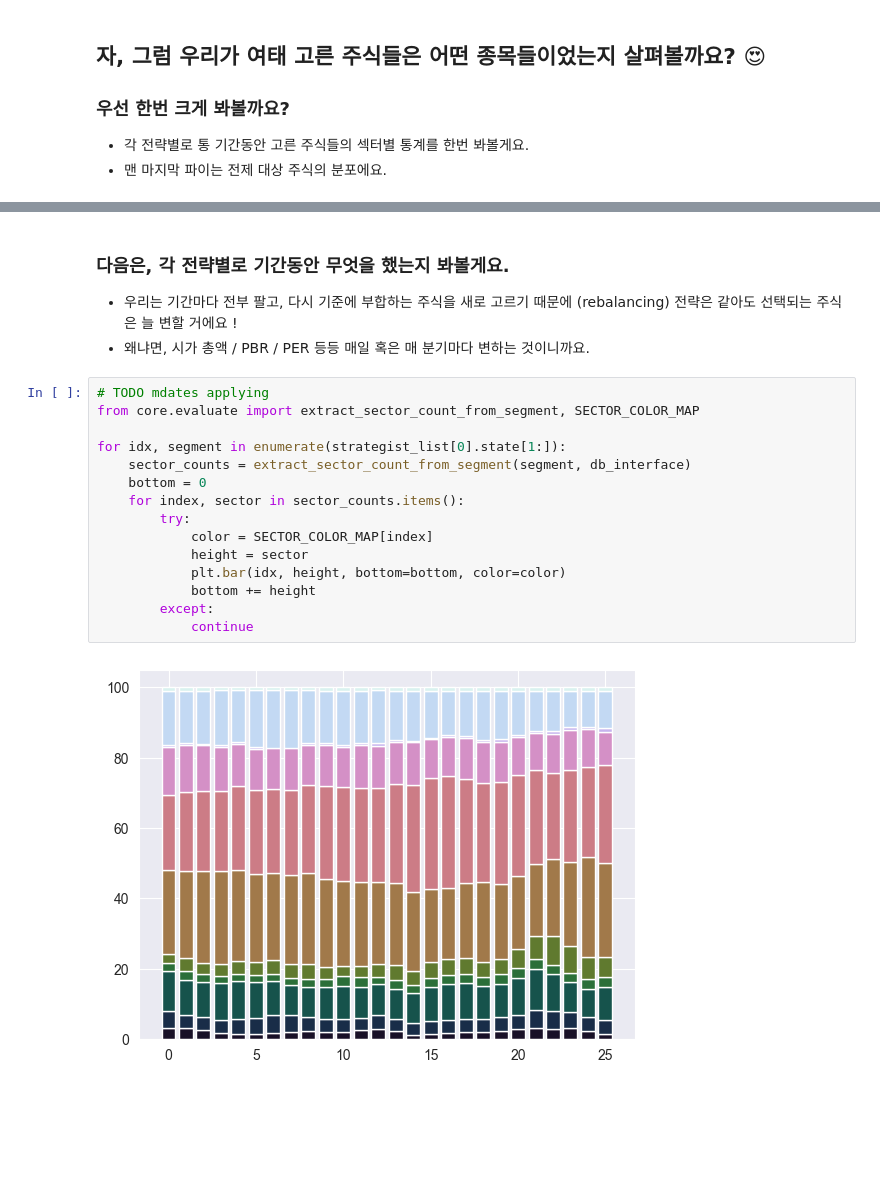
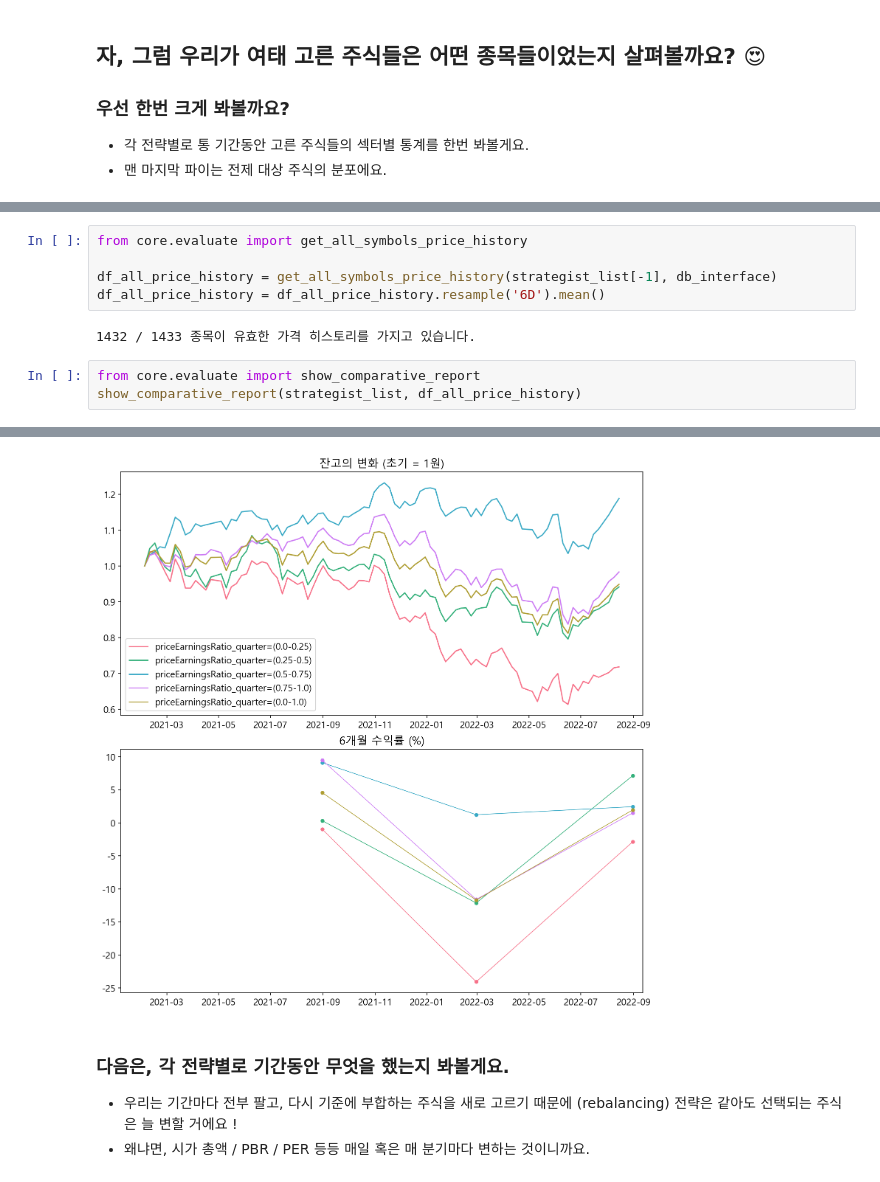
Before and after one commit to icsl-Jeon/EastFox, a Jupyter notebook: seminar/backtesting.ipynb, the cells around one changed output, grey strips where cells are left out. Drawn from its saved outputs; the diff is of its cells as text; blank space fills up the shorter version.

```diff
--- a/seminar/backtesting.ipynb
+++ b/seminar/backtesting.ipynb
@@ -81,0 +88,11 @@ KeyError: 'Services'
+# %%
+from core.evaluate import get_all_symbols_price_history
+
+df_all_price_history = get_all_symbols_price_history(strategist_list[-1], db_interface)
+df_all_price_history = df_all_price_history.resample('6D').mean()
+# %% [output]
+1432 / 1433 종목이 유효한 가격 히스토리를 가지고 있습니다.
+# %%
+from core.evaluate import show_comparative_report
+show_comparative_report(strategist_list, df_all_price_history)
+# %% [output]
@@ -82,21 +103,5 @@ KeyError: 'Services'
+[figure, added]
 # %% [markdown]
 ### 다음은, 각 전략별로 기간동안 무엇을 했는지 봐볼게요.
 * 우리는 기간마다 전부 팔고, 다시 기준에 부합하는 주식을 새로 고르기 때문에 (rebalancing) 전략은 같아도 선택되는 주식은 늘 변할 거에요 !
 * 왜냐면, 시가 총액 / PBR / PER 등등 매일 혹은 매 분기마다 변하는 것이니까요.
-# %%
-# TODO mdates applying
-from core.evaluate import extract_sector_count_from_segment, SECTOR_COLOR_MAP
-
-for idx, segment in enumerate(strategist_list[0].state[1:]):
-    sector_counts = extract_sector_count_from_segment(segment, db_interface)
-    bottom = 0
-    for index, sector in sector_counts.items():
-        try:
-            color = SECTOR_COLOR_MAP[index]
-            height = sector
-            plt.bar(idx, height, bottom=bottom, color=color)
-            bottom += height
-        except:
-            continue
-# %% [output]
-[figure, removed]
```
Also changed, not shown: parts of 15 cells of this notebook, 19 other files.
